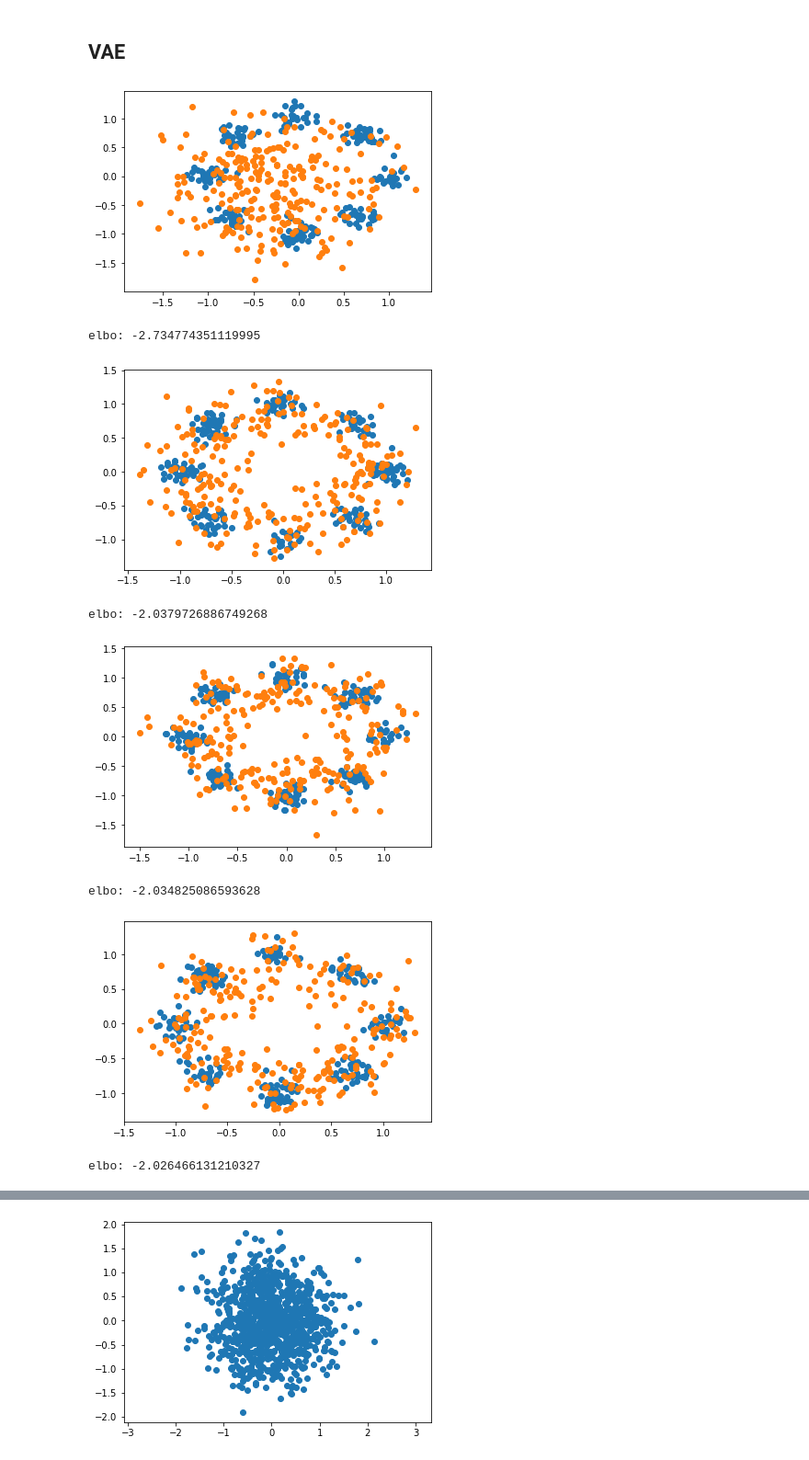
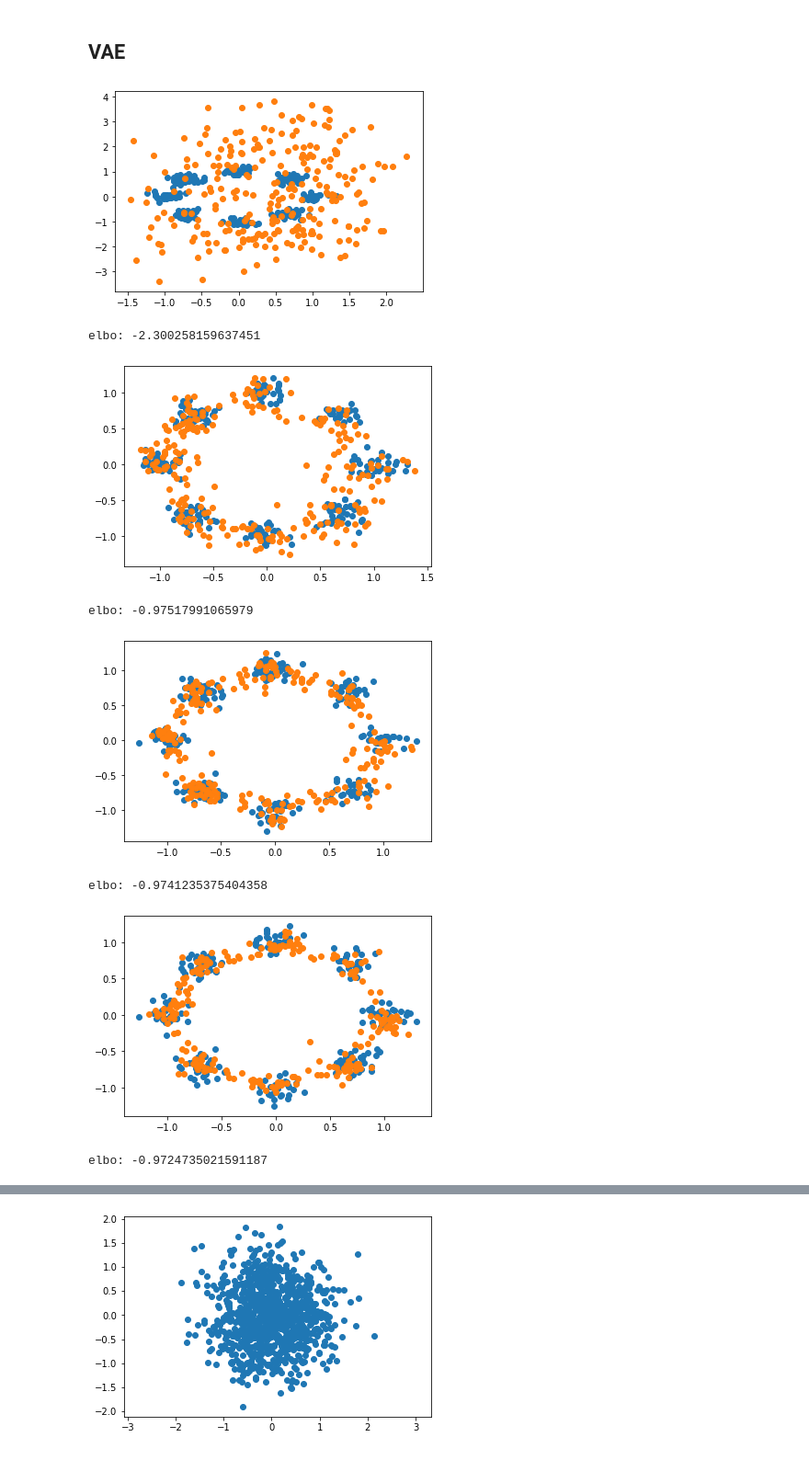
Before and after one commit to nkotelevskii/hmc, a Jupyter notebook: simple_examples.ipynb, the cells around one changed output, grey strips where cells are left out. Shown at 92% size. Cells and saved outputs as stored; diff of their text form; code cells hidden in the pictures.

```diff
--- a/simple_examples.ipynb
+++ b/simple_examples.ipynb
@@ -88,7 +88,7 @@ class Decoder(nn.Module):
 L = 2
 
 K = 1024
-z_dim = 2
+z_dim = 64
 N = 200
 
 device = "cuda:1" if torch.cuda.is_available() else "cpu"
@@ -144,22 +146,22 @@ tensor([[0., 0.],
         [0., 0.]], device='cuda:1')
 # %%
-# # GMM with arbitraty many components
-# comp_1 = 1
-# comp_2 = 0.7
-# args['num_gauss'] = 8
-# args['p_gaussians'] = [torch.tensor(1. / args['num_gauss'], device=args.device, dtype=args.torchType)] * args['num_gauss']
-# args['locs'] = [torch.tensor([0., comp_1], dtype=args.torchType, device=args.device),
-#                torch.tensor([comp_2, comp_2], dtype=args.torchType, device=args.device),
-#                torch.tensor([comp_1, 0.], dtype=args.torchType, device=args.device),
-#                torch.tensor([comp_2, -comp_2], dtype=args.torchType, device=args.device),
-#                torch.tensor([0., -comp_1], dtype=args.torchType, device=args.device),
-#                torch.tensor([-comp_2, -comp_2], dtype=args.torchType, device=args.device),
-#                torch.tensor([-comp_1, 0.], dtype=args.torchType, device=args.device),
-#                torch.tensor([-comp_2, comp_2], dtype=args.torchType, device=args.device)]  # list of locations for each of these gaussians
-# args['covs'] = [0.01 * torch.eye(2, dtype=args.torchType, device=args.device)] * args['num_gauss']   # list of covariance matrices for each of these
+# GMM with arbitraty many components
+comp_1 = 1
+comp_2 = 0.7
+args['num_gauss'] = 8
+args['p_gaussians'] = [torch.tensor(1. / args['num_gauss'], device=args.device, dtype=args.torchType)] * args['num_gauss']
+args['locs'] = [torch.tensor([0., comp_1], dtype=args.torchType, device=args.device),
+               torch.tensor([comp_2, comp_2], dtype=args.torchType, device=args.device),
+               torch.tensor([comp_1, 0.], dtype=args.torchType, device=args.device),
+               torch.tensor([comp_2, -comp_2], dtype=args.torchType, device=args.device),
+               torch.tensor([0., -comp_1], dtype=args.torchType, device=args.device),
+               torch.tensor([-comp_2, -comp_2], dtype=args.torchType, device=args.device),
+               torch.tensor([-comp_1, 0.], dtype=args.torchType, device=args.device),
+               torch.tensor([-comp_2, comp_2], dtype=args.torchType, device=args.device)]  # list of locations for each of these gaussians
+args['covs'] = [0.01 * torch.eye(2, dtype=args.torchType, device=args.device)] * args['num_gauss']   # list of covariance matrices for each of these
 
-# target = GMM_target2(args, device)
-# data = target.get_samples(1000)
+target = GMM_target2(args, device)
+data = target.get_samples(1000)
 # %%
 # plt.scatter(data[:, 0].cpu(), data[:, 1].cpu())
 # plt.axis('equal');
@@ -325,10 +325,8 @@ test.view(3, 10).view()
 # %% [markdown]
 ## VAE
 # %%
-
-
 enc = Encoder_vae(L=L, z_dim=z_dim).to(device)
-dec = Decoder(L=L, z_dim=z_dim).to(device)
+dec = Decoder_vae(L=L, z_dim=z_dim).to(device)
 
 # enc = Encoder(L=L, z_dim=z_dim).to(device)
 # dec = Decoder(L=L, z_dim=z_dim).to(device)
@@ -349,43 +347,43 @@ print_info_ = 500
 for ep in tqdm(range(args.num_epoches)): # cycle over epoches
     plt.close()
     for b_num, batch_train in enumerate(dataloader): # cycle over batches
 #         pdb.set_trace()
         mu, sigma = enc(batch_train) # sample mu and sigma from encoder
         u = args.std_normal.sample(mu.shape) # sample random tensor for reparametrization trick
         z = mu + u * sigma # reperametrization trick
 
         mu_recovered = dec(z)
-        log_likelihood = torch.distributions.Normal(loc=mu_recovered, scale=torch.ones_like(mu_recovered)).log_prob(batch_train).sum(1)
+        log_likelihood = torch.distributions.Normal(loc=mu_recovered, scale=torch.ones_like(mu_recovered)).log_prob(batch_train).mean()
 #         log_likelihood = torch.distributions.Bernoulli(probs=torch.sigmoid(mu_recovered)).log_prob(batch_train).sum(1)
 
 #         sum_log_sigma = torch.sum(torch.log(sigma), 1)
 #         log_prior = std_normal.log_prob(z).sum(1)
 #         log_q = std_normal.log_prob((z - mu) / sigma).sum(1) - sum_log_sigma
 #         elbo = torch.mean(log_likelihood + log_prior - log_q)
 
         KLD = -0.5 * torch.mean(1 + 2 * sigma.log() - mu.pow(2) - sigma.pow(2))
-        elbo = torch.mean(log_likelihood - KLD)
+        elbo = log_likelihood - KLD
 
 
         (-elbo).backward()
 
         optimizer.step()
         optimizer.zero_grad()
     scheduler.step(elbo)
     if ep % print_info_ == 0:
         plt.scatter(batch_train.cpu().detach().numpy()[:, 0], batch_train.cpu().detach().numpy()[:, 1])
         plt.scatter(mu_recovered.cpu().detach().numpy()[:, 0], mu_recovered.cpu().detach().numpy()[:, 1])
         plt.show()
         print('elbo:', elbo.cpu().detach().item())
 # %% [output]
-[figure, old version]
+[figure, new version]
-elbo: -2.734774351119995
+elbo: -2.300258159637451
-[figure, old version]
+[figure, new version]
-elbo: -2.0379726886749268
+elbo: -0.97517991065979
-[figure, old version]
+[figure, new version]
-elbo: -2.034825086593628
+elbo: -0.9741235375404358
-[figure, old version]
+[figure, new version]
-elbo: -2.026466131210327
+elbo: -0.9724735021591187
 # %%
 print(dec.W.weight.T)
 print(true_theta)
```
Also changed, not shown: parts of 3 cells of this notebook, 1 other file.
